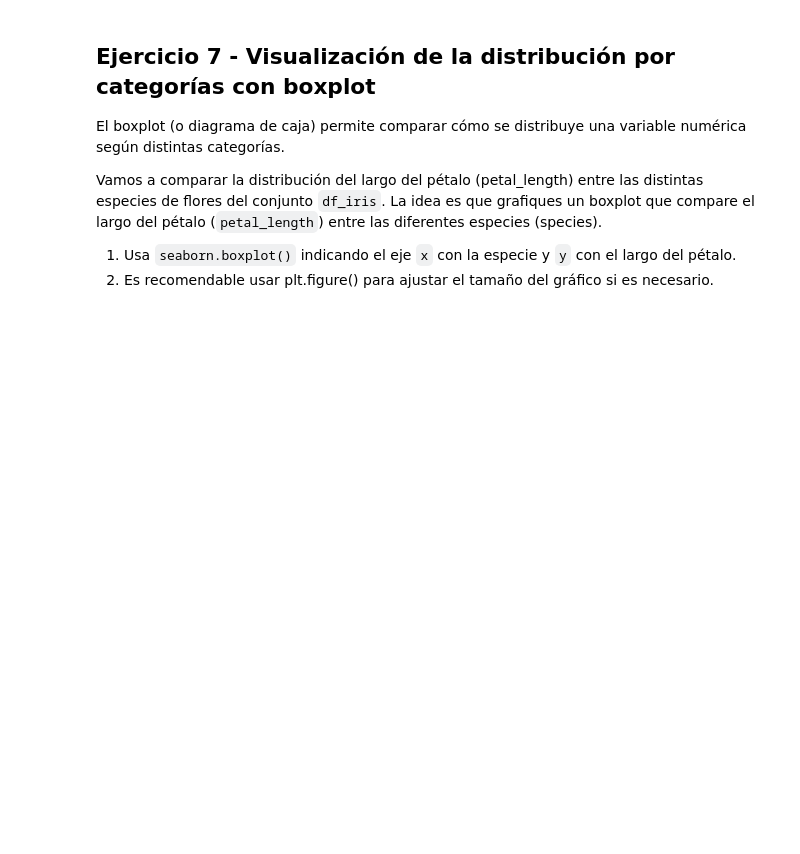
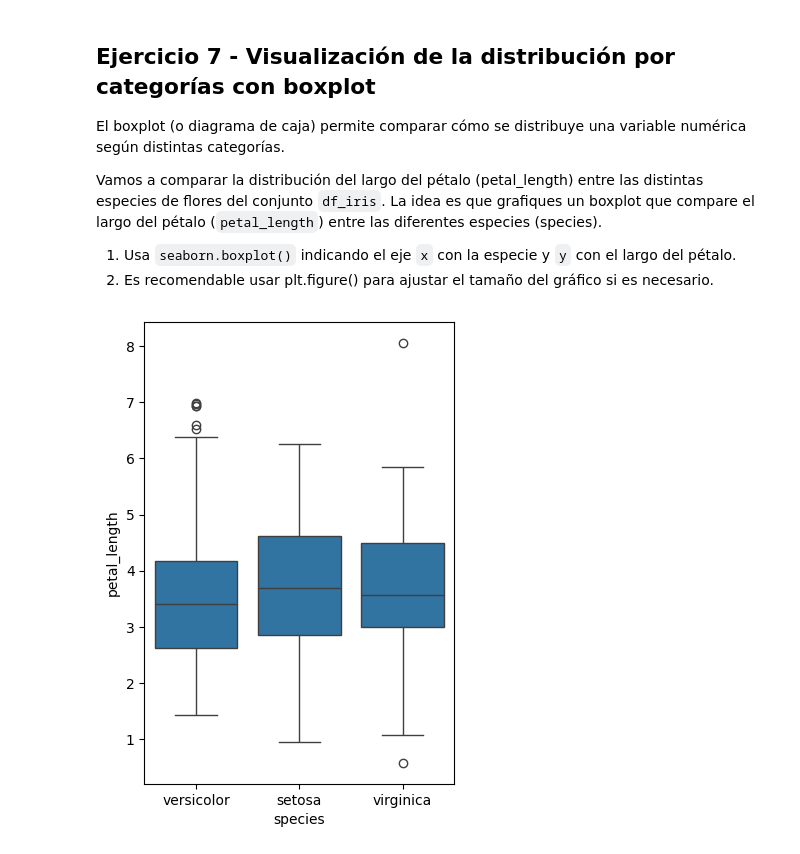
Before and after one commit to cbadil12/visualization-exercises-with-matplot-and-seaborn, a Jupyter notebook: notebook/problems.es.ipynb, the cells around one changed output. Drawn from its saved outputs; the diff is of its cells as text; code cells hidden in the pictures; blank space fills up the shorter version.

```diff
--- a/notebook/problems.es.ipynb
+++ b/notebook/problems.es.ipynb
@@ -287,0 +290,7 @@ Vamos a comparar la distribución del largo del pétalo (petal_length) entre las
+# %%
+# 1) Plotear
+plt.figure(figsize = (4, 6))
+sns.boxplot(data=df_iris, x="species", y="petal_length")
+plt.show()
+# %% [output]
+[figure, added]
```
Also changed, not shown: parts of 8 cells of this notebook.
